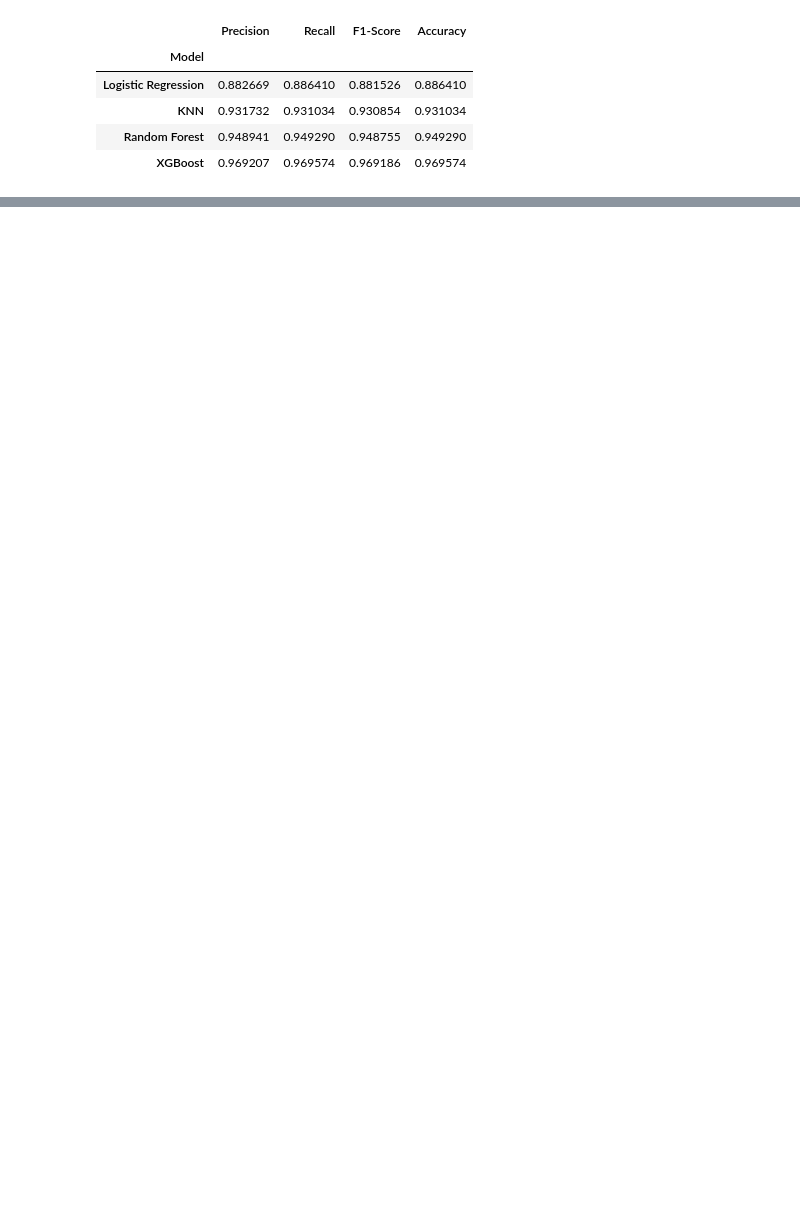
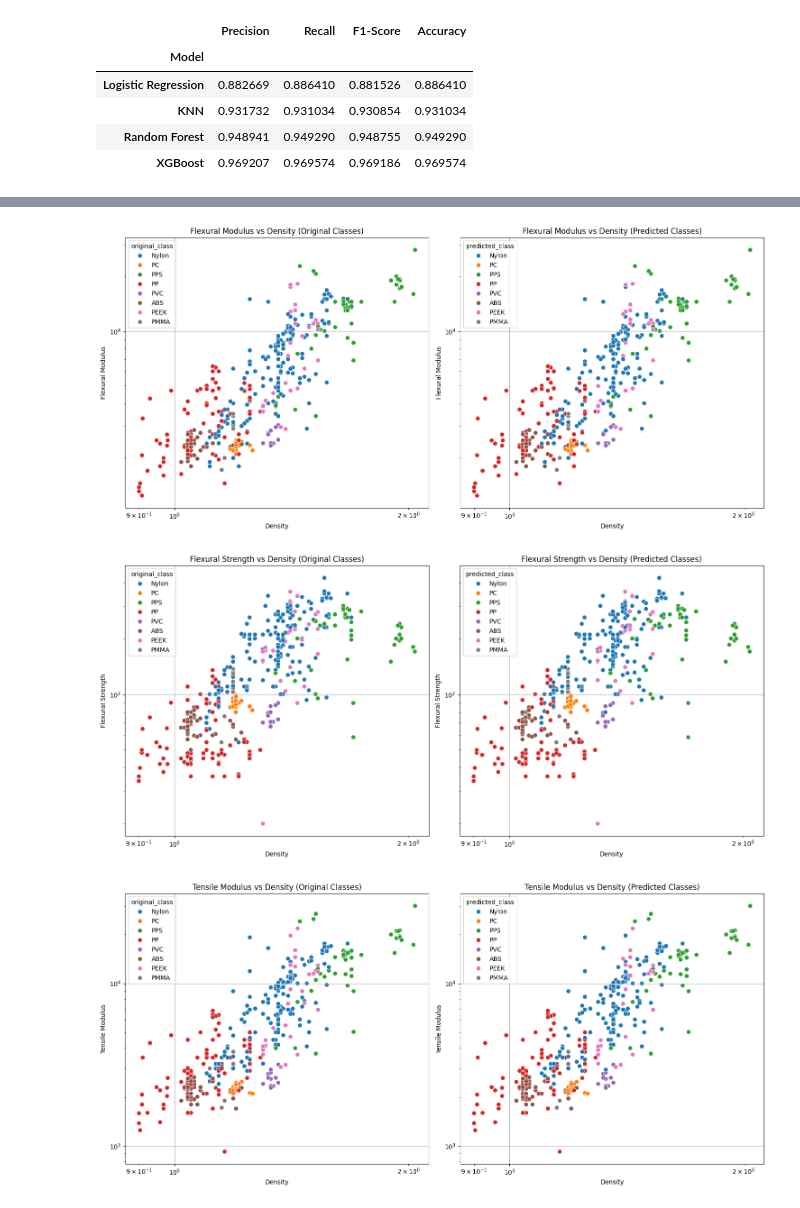
Before and after one commit to mike-keating-iv/ml-polymer-classification, a Jupyter notebook: polymers_classifier.ipynb, the cells around one changed output, grey strips where cells are left out. Cells and saved outputs as stored; diff of their text form; code cells hidden in the pictures; blank space fills up the shorter version.

Commit message:
Fix scale of final ashby plots

```diff
--- a/polymers_classifier.ipynb
+++ b/polymers_classifier.ipynb
@@ -729,0 +796,11 @@ display(styled_df)
+# %%
+yr5tttttttttt_pred_xgb_best = best_xbg.predict(X_test)
+df_results = X_test.copy()
+df_results["original_class"] = y_test
+df_results["predicted_class"] = y_pred_xgb_best
+
+# Inverse transform the labels
+df_results["original_class"] = label_encoder.inverse_transform(df_results["original_class"])
+df_results["predicted_class"] = label_encoder.inverse_transform(df_results["predicted_class"])
+
+display(df_results.head())
@@ -729,0 +814,40 @@ display(styled_df)
+# %%
+# Unscale the numerical features in df_results
+numerical_features_to_unscale = df_results.select_dtypes(include=["float64", "int64"]).columns.tolist()
+# Exclude the 'polymer_class' columns as they are not numerical features to be unscaled
+numerical_features_to_unscale = [col for col in numerical_features_to_unscale if col not in ['original_class', 'predicted_class']]
+
+# Create a temporary DataFrame to store the unscaled features
+df_results_unscaled = df_results.copy()
+df_results_unscaled[numerical_features_to_unscale] = scaler.inverse_transform(df_results[numerical_features_to_unscale])
+
+
+features_to_plot = [feature for feature in numerical_features_to_unscale if feature != 'density']
+
+
+for feature in features_to_plot:
+    fig, axes = plt.subplots(1, 2, figsize=(15, 7))
+
+    sns.scatterplot(x="density", y=feature, hue="original_class", data=df_results_unscaled, palette='tab10', s=50, ax=axes[0])
+    axes[0].set_title(f"{feature.replace('_', ' ').title()} vs Density (Original Classes)")
+    axes[0].set_xlabel("Density")
+    axes[0].set_ylabel(f"{feature.replace('_', ' ').title()}")
+    axes[0].grid(True)
+    axes[0].set_xscale('log')
+    axes[0].set_yscale('log')
+
+
+    sns.scatterplot(x="density", y=feature, hue="predicted_class", data=df_results_unscaled, palette='tab10', s=50, ax=axes[1])
+    axes[1].set_title(f"{feature.replace('_', ' ').title()} vs Density (Predicted Classes)")
+    axes[1].set_xlabel("Density")
+    axes[1].set_ylabel(f"{feature.replace('_', ' ').title()}")
+    axes[1].grid(True)
+    axes[1].set_xscale('log')
+    axes[1].set_yscale('log')
+
+    plt.tight_layout()
+    plt.show()
+# %% [output]
+[figure, added]
+[figure, added]
+[figure, added]
```
Also changed, not shown: parts of 10 cells of this notebook.
